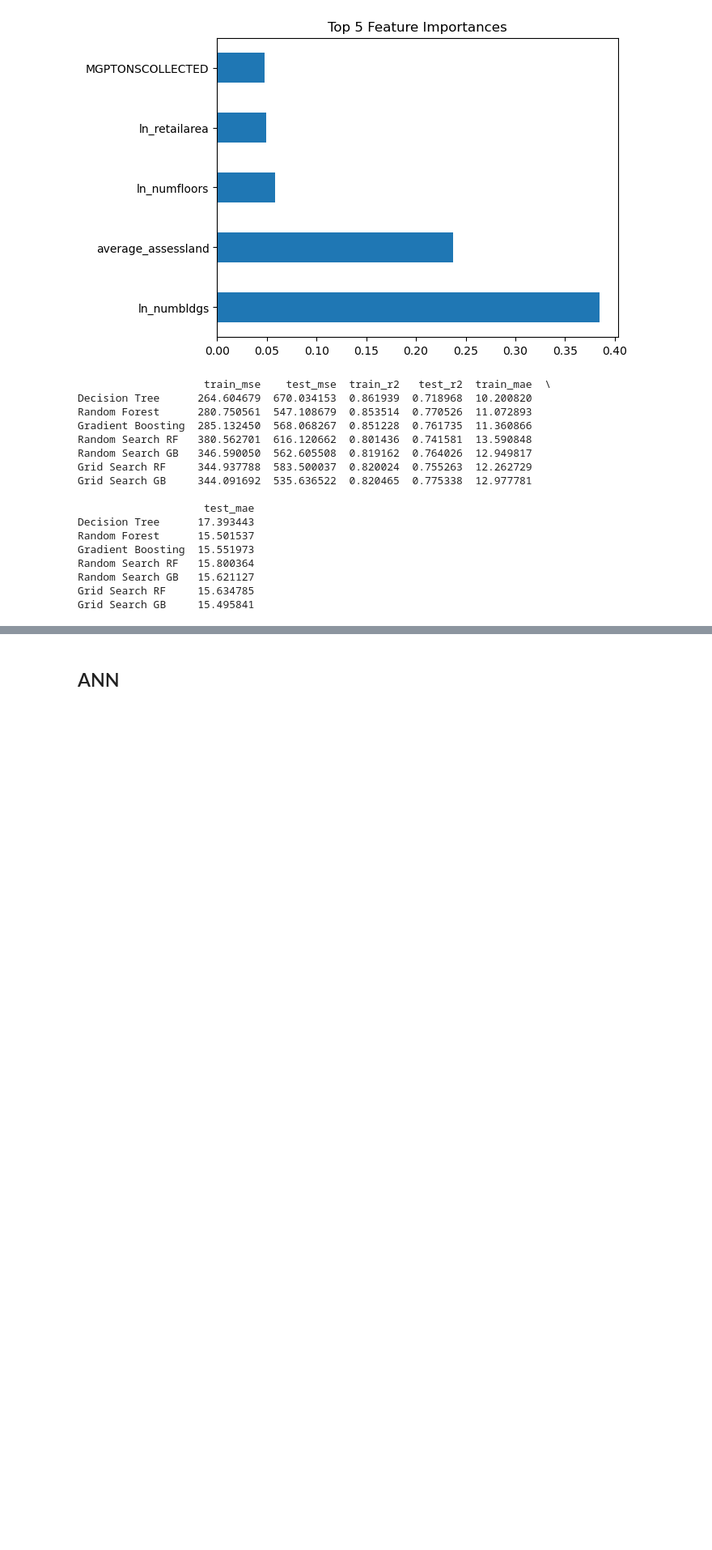
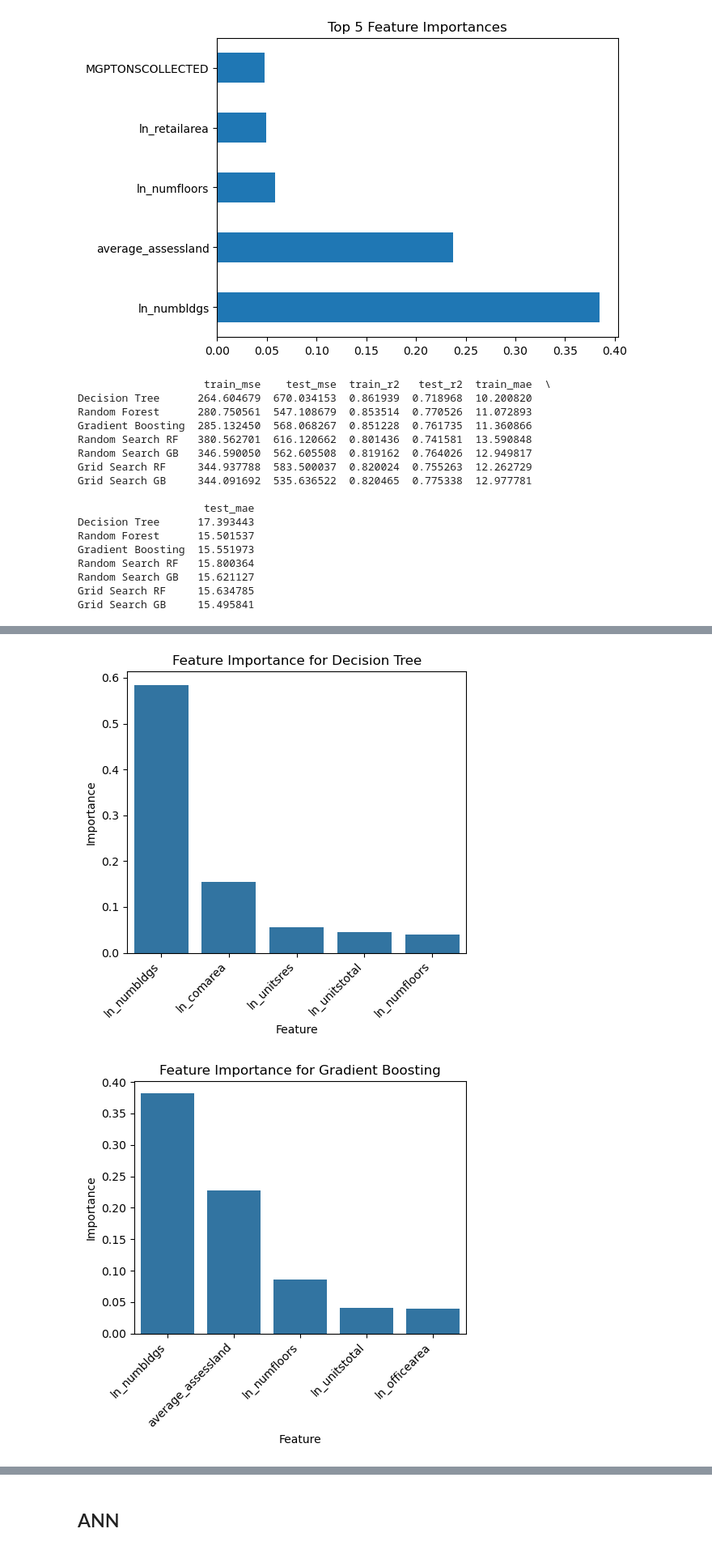
Before and after one commit to Ssuche/CUSP7033project, a Jupyter notebook: Decision_Tree_Random_Forests.ipynb, the cells around one changed output, grey strips where cells are left out. Shown at 81% size. Saved outputs shown, nothing was run; the diff lists cells and outputs as text; code cells hidden in the pictures; blank space fills up the shorter version.

```diff
--- a/Decision_Tree_Random_Forests.ipynb
+++ b/Decision_Tree_Random_Forests.ipynb
@@ -918,0 +1181,32 @@ plt.show()
+# %%
+import pandas as pd
+import matplotlib.pyplot as plt
+import seaborn as sns
+
+
+# Filter the data for specific models
+models_to_include = ["Decision Tree", "Gradient Boosting", "Random Search RF"]
+filtered_df = significant_features_df[significant_features_df["Model"].isin(models_to_include)]
+
+# Group by Model and Feature, reset the index, and drop the Model column
+grouped = filtered_df.groupby("Model").apply(
+    lambda x: x.reset_index(drop=True).set_index("Feature").drop(columns=["Model"])
+)
+
+# Reset the index to have a single index with 'Model' and 'Feature' columns
+grouped = grouped.reset_index()
+
+# Plot each model separately
+unique_models = grouped["Model"].unique()
+
+for model in unique_models:
+    model_data = grouped[grouped["Model"] == model]
+    plt.figure(figsize=(5,5))
+    sns.barplot(x="Feature", y="Importance", data=model_data)
+    plt.xticks(rotation=45, ha='right')
+    plt.title(f"Feature Importance for {model}")
+    plt.tight_layout()
+    plt.show()
+# %% [output]
+[figure, added]
+[figure, added]
```
Also changed, not shown: parts of 23 cells of this notebook.
